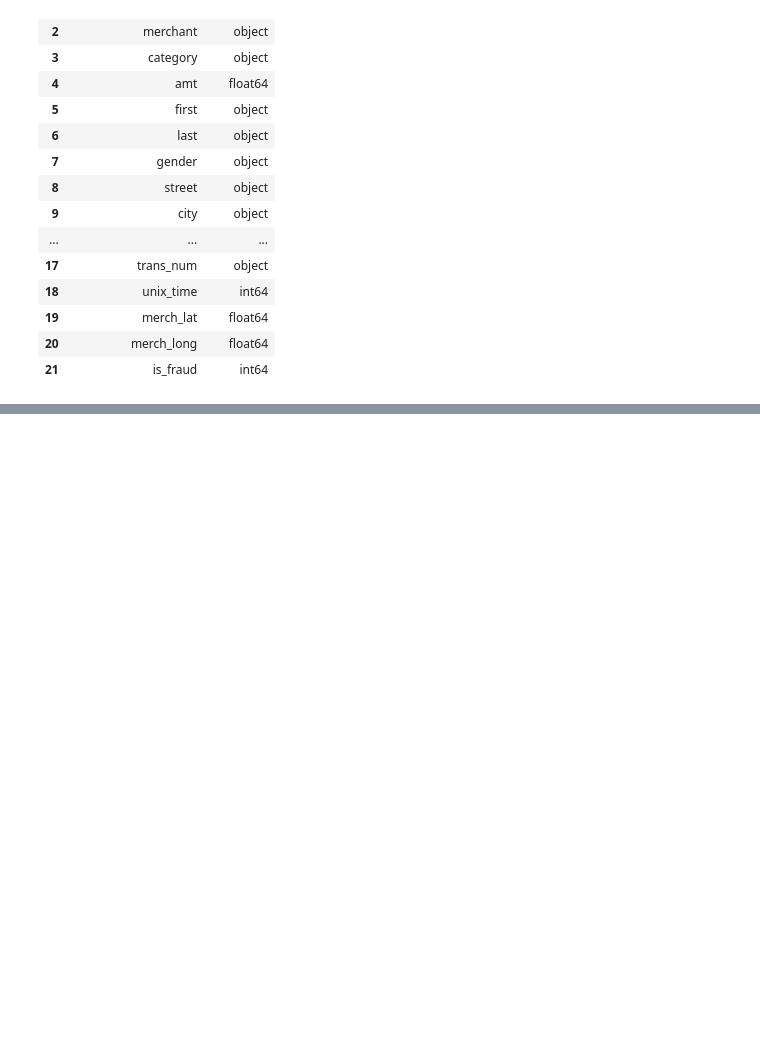
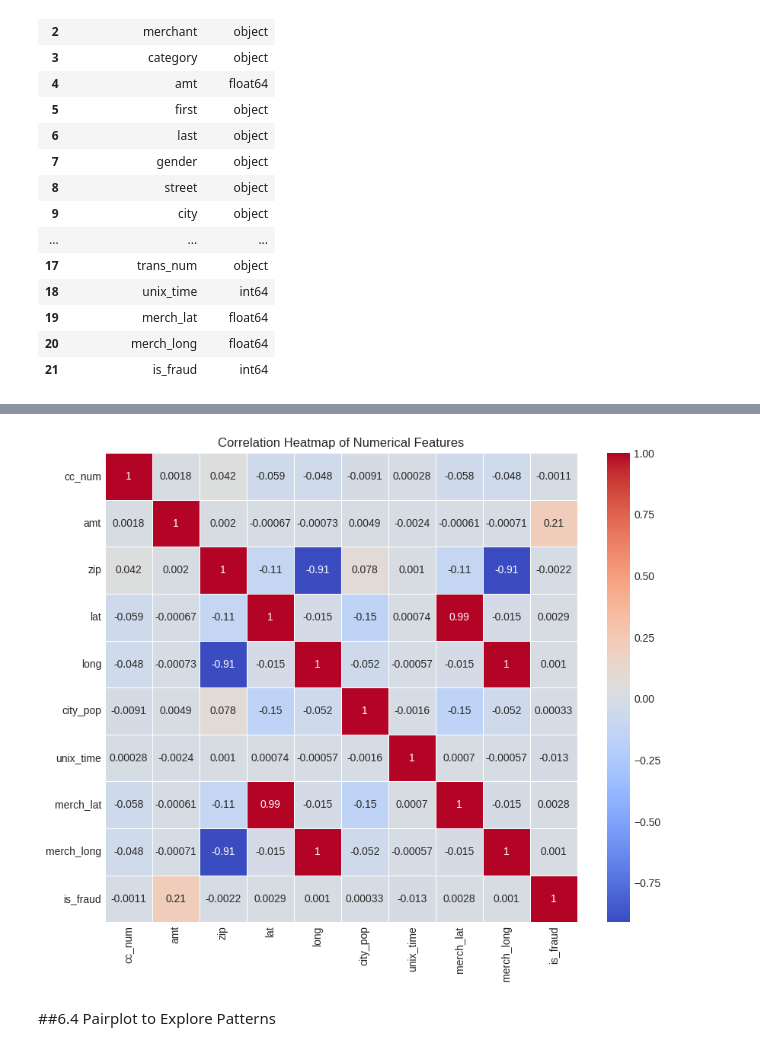
Before and after one commit to usama879/creditcardfraudproject, a Jupyter notebook: CreditCardFraud.ipynb, the cells around one changed output, grey strips where cells are left out. Cells and saved outputs as stored; diff of their text form; code cells hidden in the pictures; blank space fills up the shorter version.

```diff
--- a/CreditCardFraud.ipynb
+++ b/CreditCardFraud.ipynb
@@ -298,0 +243,11 @@ Top 15 Most Influential Features
+# %%
+corr_matrix = df.select_dtypes(include=['int64', 'float64']).corr()
+
+plt.figure(figsize=(10, 8))
+sns.heatmap(corr_matrix, annot=True, cmap='coolwarm', linewidths=0.5)
+plt.title("Correlation Heatmap of Numerical Features")
+plt.show()
+# %% [output]
+[figure, added]
+# %% [markdown]
+##6.4 Pairplot to Explore Patterns
```
Also changed, not shown: parts of 74 cells of this notebook.
